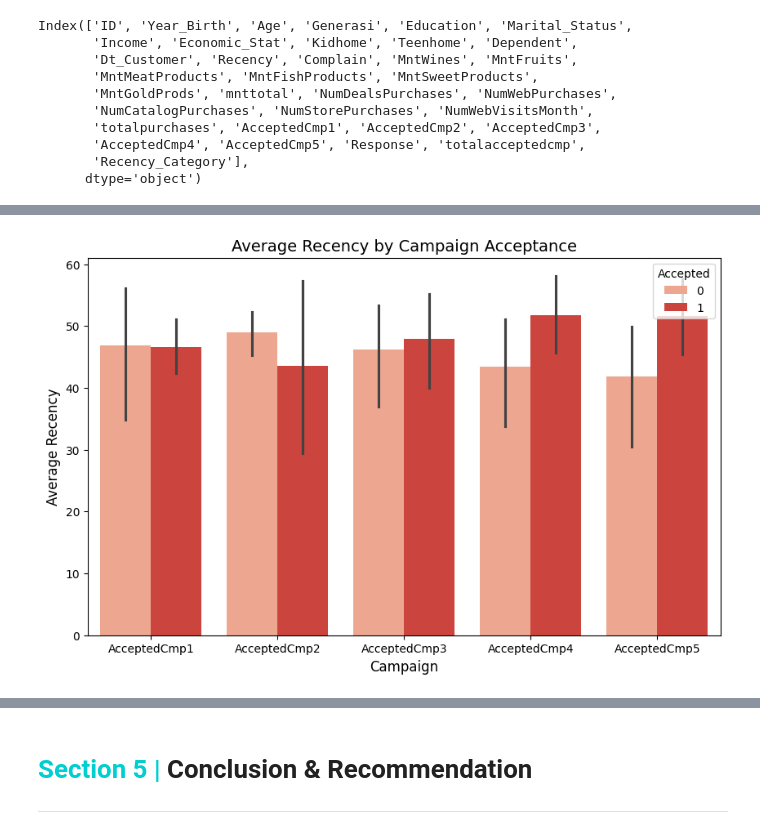
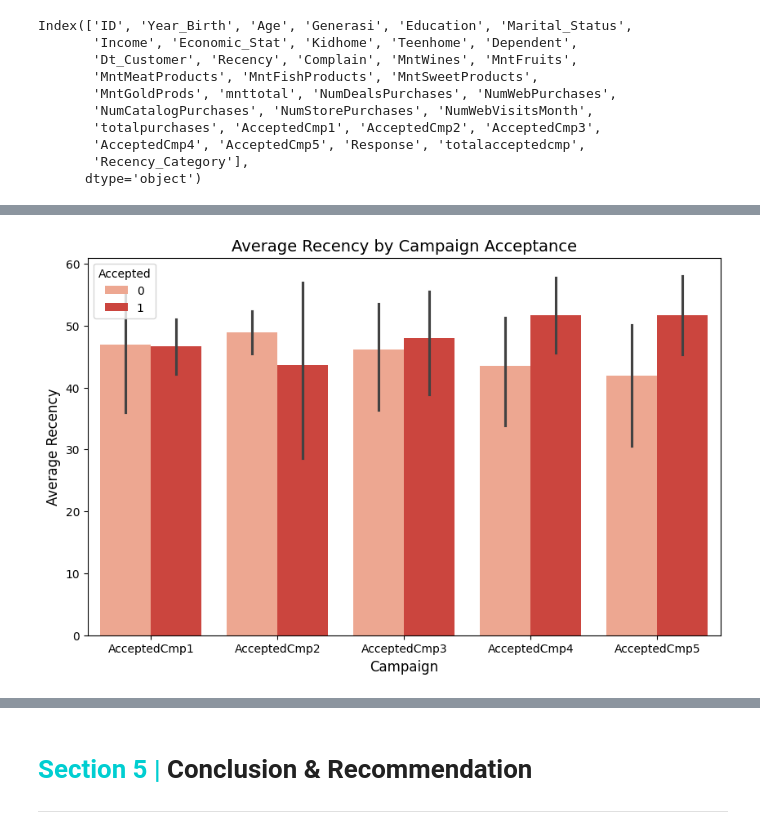
Before and after one commit to baguswibawa/Capstone_Customer_Supermarket, a Jupyter notebook: Main_Project.ipynb, the cells around one changed output, grey strips where cells are left out. Saved outputs shown, nothing was run; the diff lists cells and outputs as text; code cells hidden in the pictures.

```diff
--- a/Main_Project.ipynb
+++ b/Main_Project.ipynb
@@ -90,7 +82,7 @@ pd.options.display.max_colwidth = 1
 pd.options.display.max_columns = 29
 # %%
 # Import data yang ingin diproses
-df = pd.read_csv('/Users/macbookpro/Downloads/Purwadika/Capstone 2/Database/Supermarket Customers.csv', delimiter='\t')
+df = pd.read_csv('Database/Supermarket Customers_Raw.csv', delimiter='\t')
 print(f'Data ini berisi {len(df.columns)} kolom dan {len(df)} baris, diantarnya terdapat {df.duplicated().sum()} data duplikat.')
 print("Data Sample:")
 df.sample(2)
@@ -933,16 +965,16 @@ plt.show()
 # %%
 campaign_columns = ['AcceptedCmp1', 'AcceptedCmp2', 'AcceptedCmp3', 'AcceptedCmp4', 'AcceptedCmp5']
 average_recency_by_campaign = df[campaign_columns + ['Recency']].groupby(campaign_columns).mean()
 
 average_recency_by_campaign = average_recency_by_campaign.reset_index()
 average_recency_by_campaign = average_recency_by_campaign.melt(id_vars=['Recency'], var_name='Campaign', value_name='Accepted')
 
 plt.figure(figsize=(10, 6))
-sns.barplot(x='Campaign', y='Recency', hue='Accepted', data=average_recency_by_campaign, palette='Reds')
+sns.barplot(x='Campaign', y='Recency',  hue='Accepted', data=average_recency_by_campaign, palette='Reds')
 plt.title('Average Recency by Campaign Acceptance', fontsize=14)
 plt.xlabel('Campaign', fontsize=12)
 plt.ylabel('Average Recency', fontsize=12)
-plt.legend(title='Accepted', loc='upper right')
+plt.legend(title='Accepted', loc='best')
 plt.show()
 # %% [output]
-[figure, old version]
+[figure, new version]
```
Also changed, not shown: parts of 41 cells of this notebook, 8 other files.
